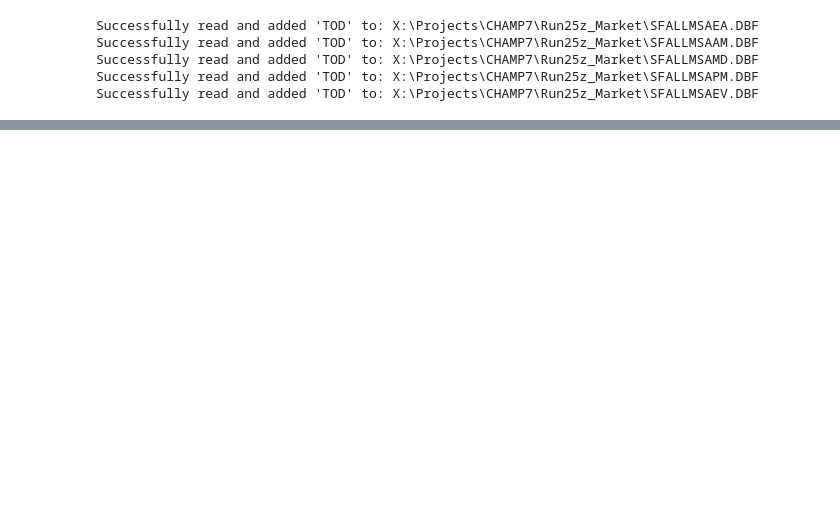
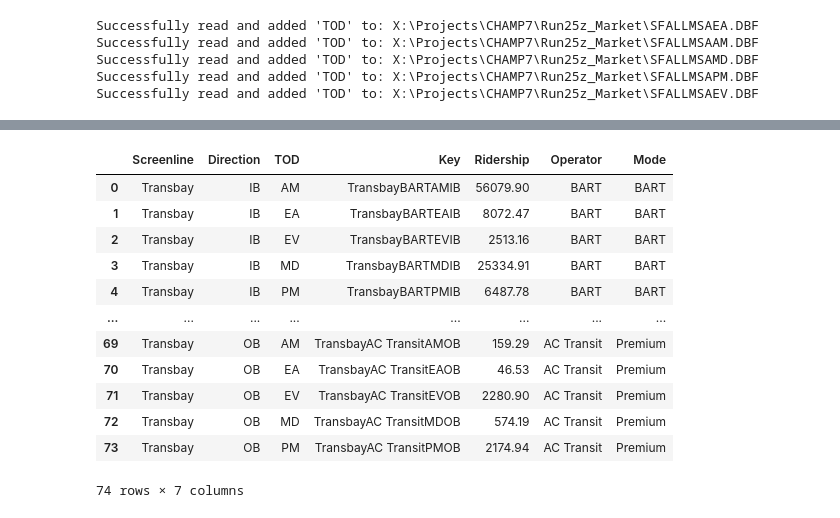
Before and after one commit to sfcta/validation_workbook, a Jupyter notebook: transit/script/test.ipynb, the cells around one changed output, grey strips where cells are left out. Cells and saved outputs as stored; diff of their text form; code cells hidden in the pictures; blank space fills up the shorter version.

```diff
--- a/transit/script/test.ipynb
+++ b/transit/script/test.ipynb
@@ -269,0 +602,17 @@ BART_county
+# %%
+model_SL = concat_final_SL(data, HWY_SCREENS, output_transit_dir)
+model_SL
+# %% [output]
+|  | Screenline | Direction | TOD | Key | Ridership | Operator | Mode |
+| 0 | Transbay | IB | AM | TransbayBARTAMIB | 56079.90 | BART | BART |
+| 1 | Transbay | IB | EA | TransbayBARTEAIB | 8072.47 | BART | BART |
+| 2 | Transbay | IB | EV | TransbayBARTEVIB | 2513.16 | BART | BART |
+| 3 | Transbay | IB | MD | TransbayBARTMDIB | 25334.91 | BART | BART |
+| 4 | Transbay | IB | PM | TransbayBARTPMIB | 6487.78 | BART | BART |
+| ... | ... | ... | ... | ... | ... | ... | ... |
+| 69 | Transbay | OB | AM | TransbayAC TransitAMOB | 159.29 | AC Transit | Premium |
+| 70 | Transbay | OB | EA | TransbayAC TransitEAOB | 46.53 | AC Transit | Premium |
+| 71 | Transbay | OB | EV | TransbayAC TransitEVOB | 2280.90 | AC Transit | Premium |
+| 72 | Transbay | OB | MD | TransbayAC TransitMDOB | 574.19 | AC Transit | Premium |
+| 73 | Transbay | OB | PM | TransbayAC TransitPMOB | 2174.94 | AC Transit | Premium |
+74 rows × 7 columns
```
Also changed, not shown: parts of 32 cells of this notebook, 6 other files.
